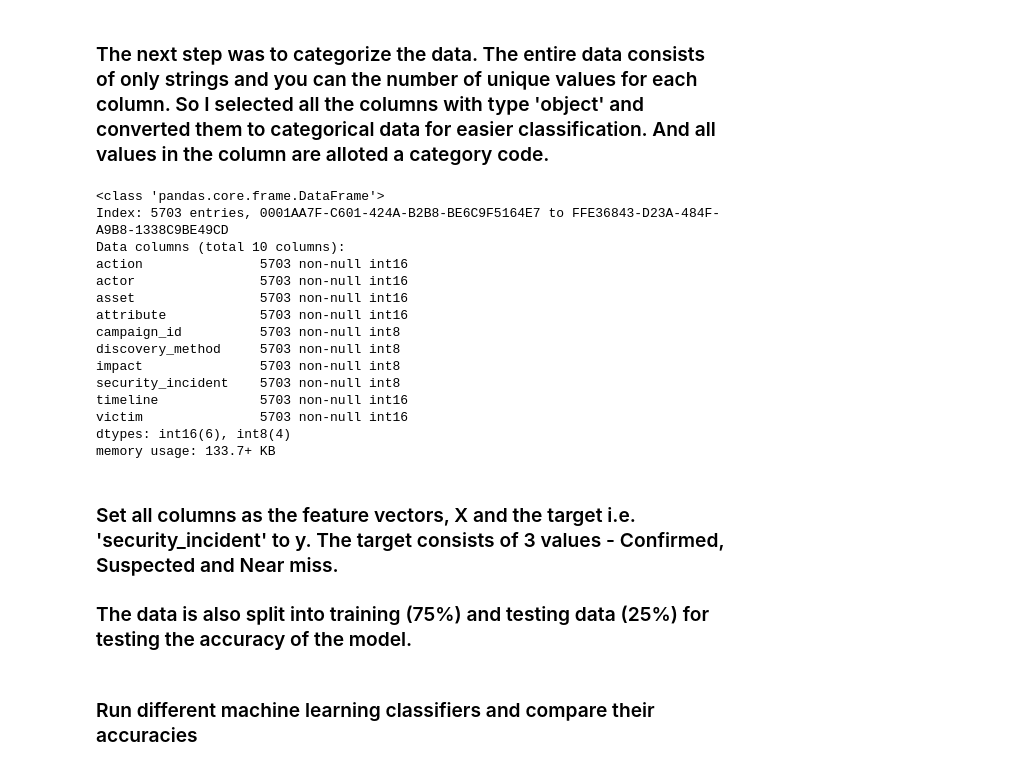
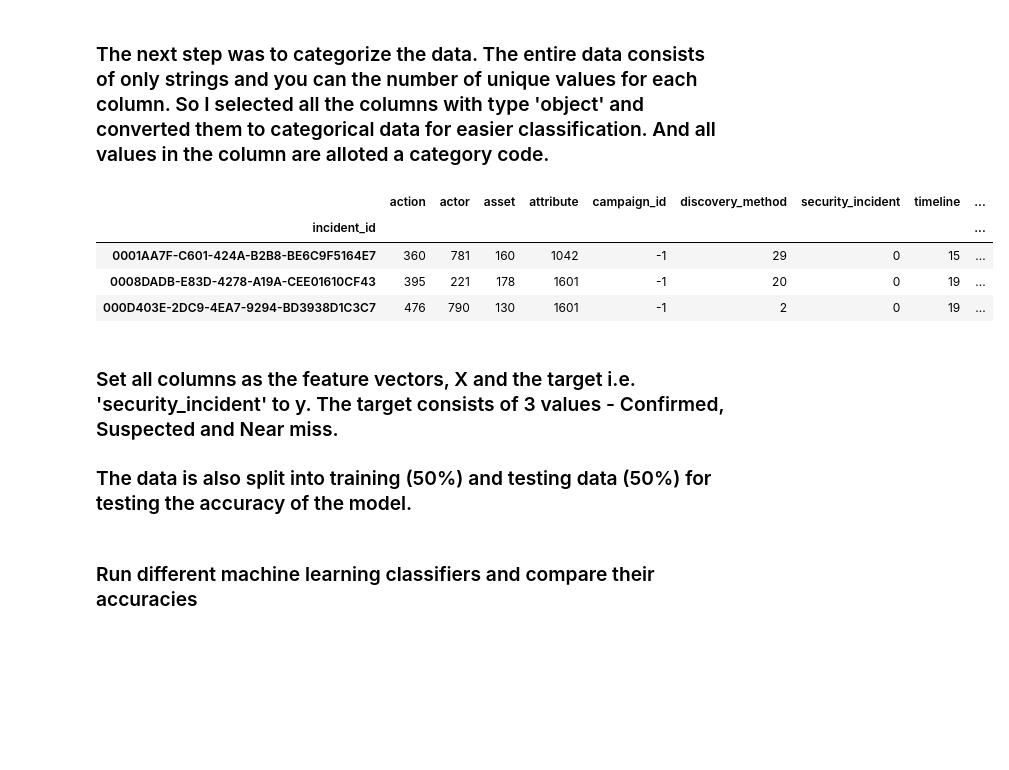
Before and after one commit to vkarthyk/VCDB-Machine-Learning, a Jupyter notebook: vcdb_data_analysis.ipynb, the cells around one changed output. Saved outputs shown, nothing was run; the diff lists cells and outputs as text; code cells hidden in the pictures; blank space fills up the shorter version.

```diff
--- a/vcdb_data_analysis.ipynb
+++ b/vcdb_data_analysis.ipynb
@@ -158,35 +155,25 @@ vcdb_df.describe()
 # %%
 # Selecting all columns of type object which represent the identity vectors
 cat_columns = vcdb_df.select_dtypes(['object']).columns
 
 # Converting object datatype to category datatype
 cat_columns
 for col in list(cat_columns):
     vcdb_df[col] = vcdb_df[col].astype('category')
 
 # Assigning a code to each category for the model to learn it easily
 vcdb_df[cat_columns] = vcdb_df[cat_columns].apply(lambda x: x.cat.codes)
-vcdb_df.info()
+vcdb_df.head(3)
 # %% [output]
-<class 'pandas.core.frame.DataFrame'>
-Index: 5703 entries, 0001AA7F-C601-424A-B2B8-BE6C9F5164E7 to FFE36843-D23A-484F-A9B8-1338C9BE49CD
-Data columns (total 10 columns):
-action               5703 non-null int16
-actor                5703 non-null int16
-asset                5703 non-null int16
-attribute            5703 non-null int16
-campaign_id          5703 non-null int8
-discovery_method     5703 non-null int8
-impact               5703 non-null int8
-security_incident    5703 non-null int8
-timeline             5703 non-null int16
-victim               5703 non-null int16
-dtypes: int16(6), int8(4)
-memory usage: 133.7+ KB
+|  | action | actor | asset | attribute | campaign_id | discovery_method | security_incident | timeline | ... |
+| incident_id |  |  |  |  |  |  |  |  | ... |
+| 0001AA7F-C601-424A-B2B8-BE6C9F5164E7 | 360 | 781 | 160 | 1042 | -1 | 29 | 0 | 15 | ... |
+| 0008DADB-E83D-4278-A19A-CEE01610CF43 | 395 | 221 | 178 | 1601 | -1 | 20 | 0 | 19 | ... |
+| 000D403E-2DC9-4EA7-9294-BD3938D1C3C7 | 476 | 790 | 130 | 1601 | -1 | 2 | 0 | 19 | ... |
 # %% [markdown]
 ### Set all columns as the feature vectors, X and the target i.e. 'security_incident' to y. The target consists of 3 values - Confirmed, Suspected and Near miss.
 
-### The data is also split into training (75%) and testing data (25%) for testing the accuracy of the model.
+### The data is also split into training (50%) and testing data (50%) for testing the accuracy of the model.
 # %%
 from sklearn.feature_selection import SelectKBest
 from sklearn.feature_selection import f_regression
```
Also changed, not shown: parts of 8 cells of this notebook.
